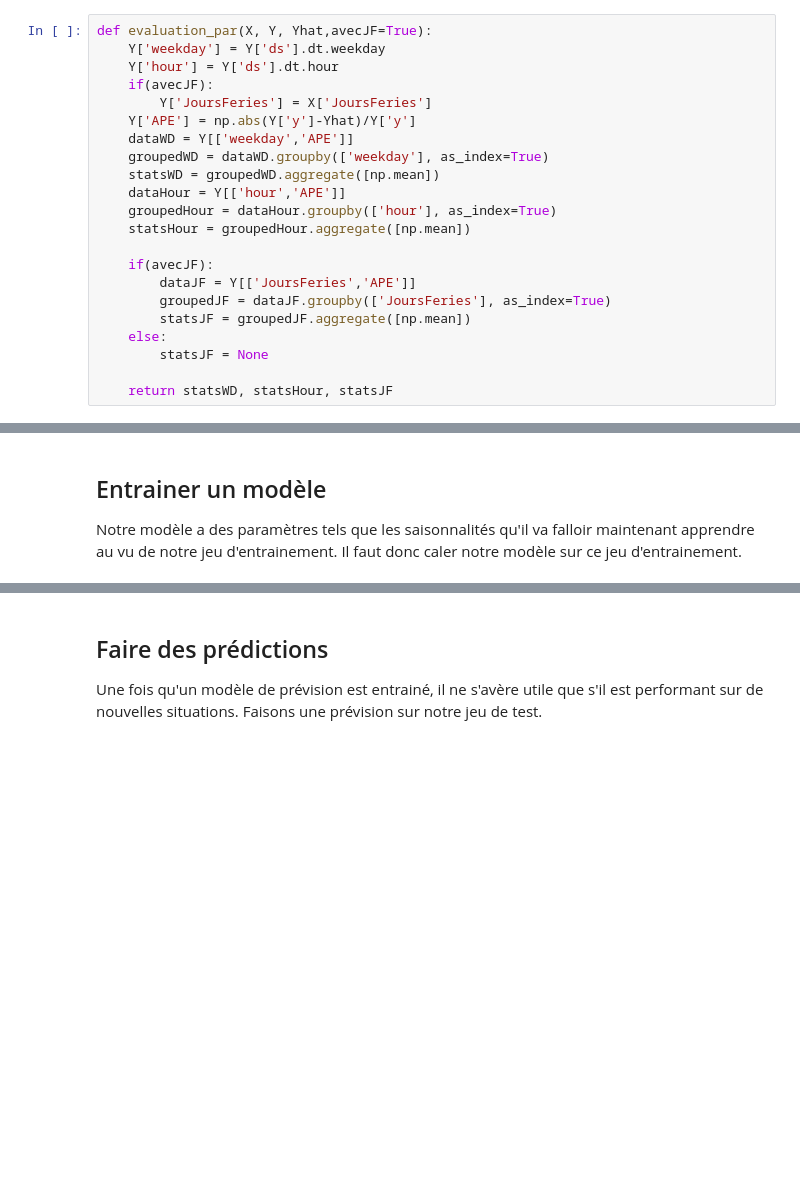
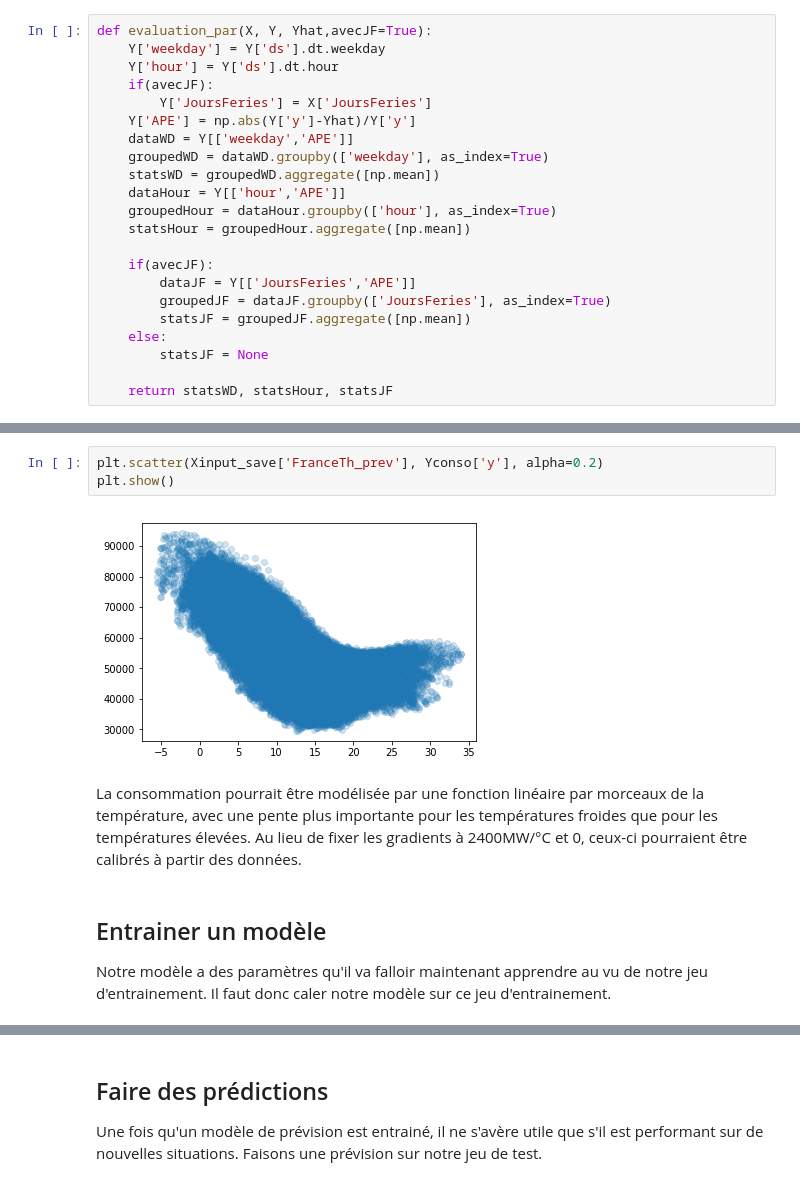
Before and after one commit to marota/TP_Formation_Conso_MachineLearning, a Jupyter notebook: TP1_Machine_learning.ipynb, the cells around one changed output, grey strips where cells are left out. Cells and saved outputs as stored; diff of their text form; blank space fills up the shorter version.

```diff
--- a/TP1_Machine_learning.ipynb
+++ b/TP1_Machine_learning.ipynb
@@ -526,3 +673,10 @@ mTrain = Prophet(daily_seasonality=True, n_changepoints=0)  # on considere une t
+# %%
+plt.scatter(Xinput_save['FranceTh_prev'], Yconso['y'], alpha=0.2)
+plt.show()
+# %% [output]
+[figure, added]
+# %% [markdown]
+La consommation pourrait être modélisée par une fonction linéaire par morceaux de la température, avec une pente plus importante pour les températures froides que pour les températures élevées. Au lieu de fixer les gradients à 2400MW/°C et 0, ceux-ci pourraient être calibrés à partir des données.
 # %% [markdown]
 ## Entrainer un modèle
-Notre modèle a des paramètres tels que les saisonnalités qu'il va falloir maintenant apprendre au vu de notre jeu d'entrainement. Il faut donc caler notre modèle sur ce jeu d'entrainement.
+Notre modèle a des paramètres qu'il va falloir maintenant apprendre au vu de notre jeu d'entrainement. Il faut donc caler notre modèle sur ce jeu d'entrainement.
```
Also changed, not shown: parts of 92 cells of this notebook, 3 other files.
